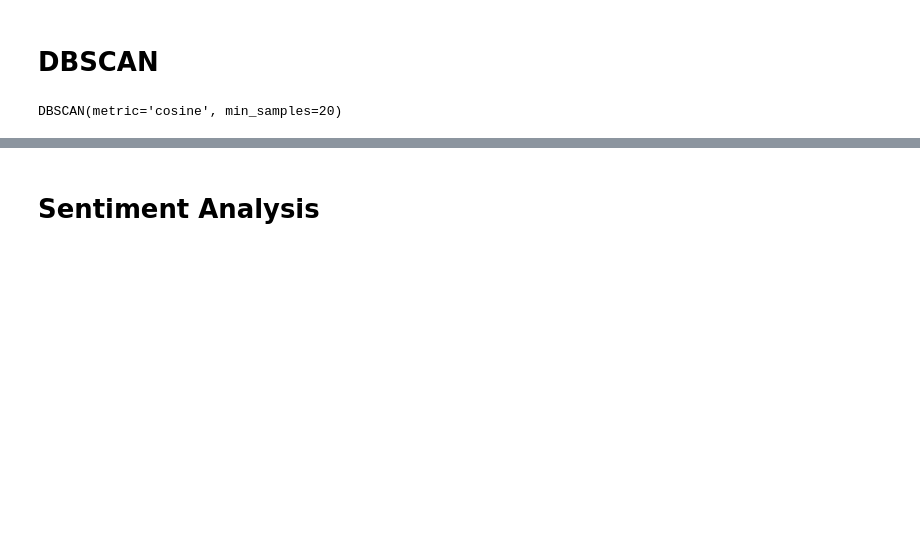
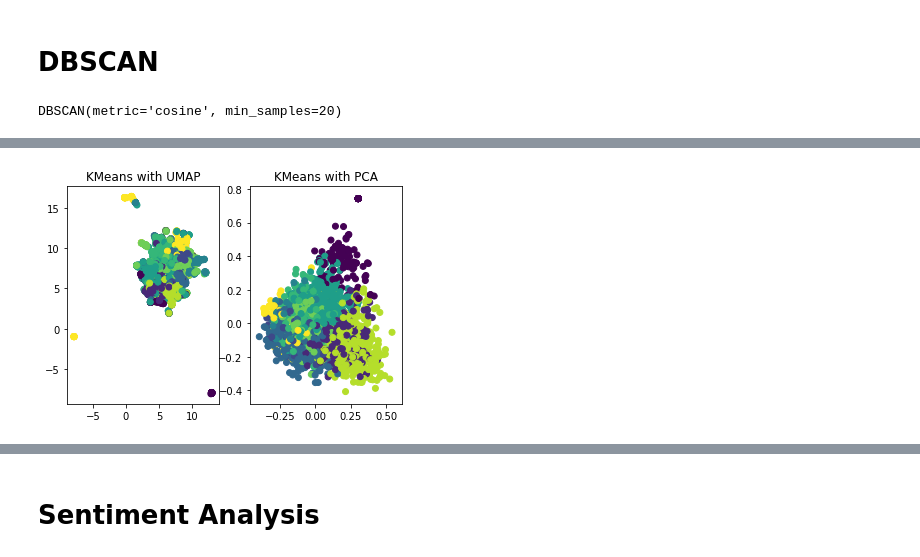
Before and after one commit to rhkhoo/Pfizer_Vaccine_Tweets, a Jupyter notebook: Vaccine Tweets.ipynb, the cells around one changed output, grey strips where cells are left out. Drawn from its saved outputs; the diff is of its cells as text; code cells hidden in the pictures; blank space fills up the shorter version.

```diff
--- a/Vaccine Tweets.ipynb
+++ b/Vaccine Tweets.ipynb
@@ -195,0 +214,5 @@ array([-1,  3,  1,  0,  4,  7,  9,  5,  6,  8], dtype=int64)
+# %%
+X = embedding_df.drop('tweet', axis = 1)
+
+kmeans = KMeans(n_clusters = len(dbscan_full['cluster'].unique()))
+kmeans.fit(X)
@@ -195,0 +240,11 @@ array([-1,  3,  1,  0,  4,  7,  9,  5,  6,  8], dtype=int64)
+# %%
+plt.subplot(1, 2, 1)
+plt.scatter(data = kmeans_clusters, x = 'x1', y = 'x2', c = 'cluster')
+plt.title('KMeans with UMAP')
+
+plt.subplot(1, 2, 2)
+plt.scatter(data = kmeans_pca, x = 'x1', y = 'x2', c = 'cluster')
+plt.title('KMeans with PCA')
+plt.show()
+# %% [output]
+[figure, added]
```
Also changed, not shown: parts of 60 cells of this notebook.
